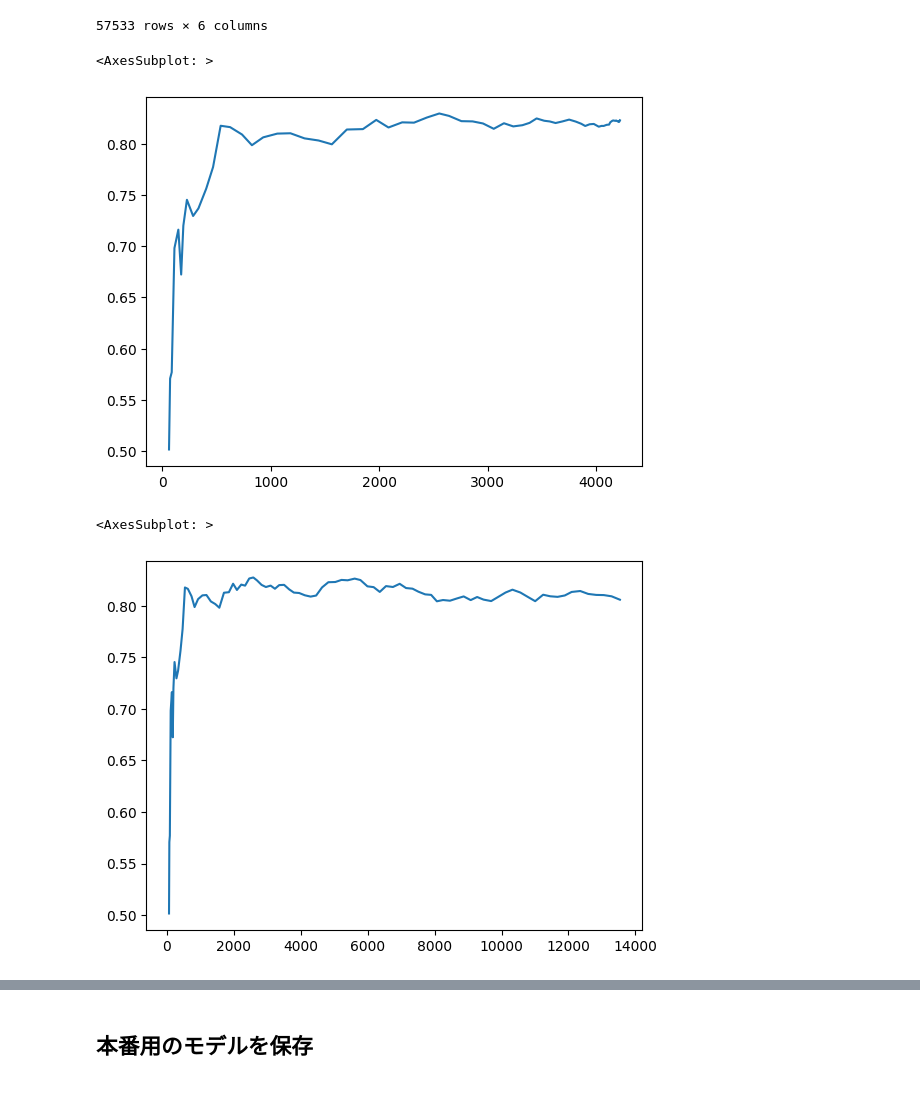
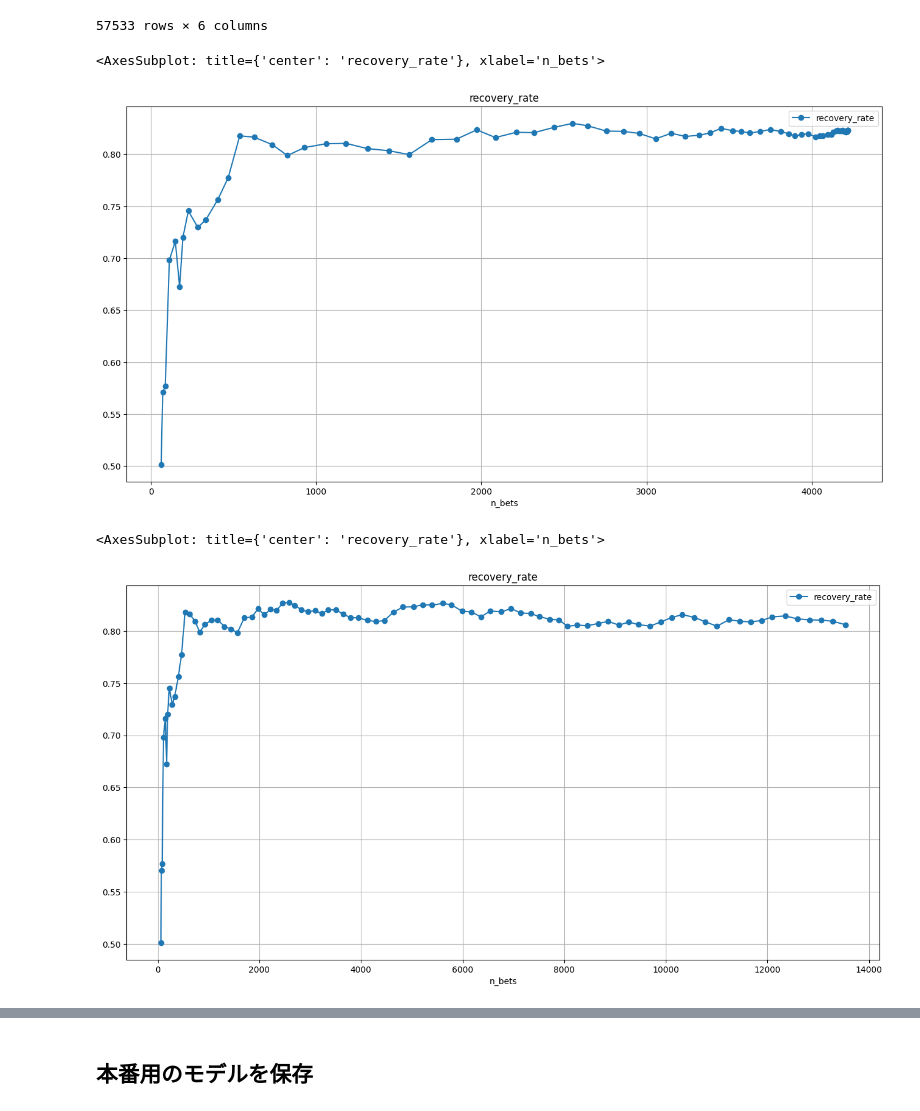
Before and after one commit to gzhhggg/keiba, a Jupyter notebook: create_model.ipynb, the cells around one changed output, grey strips where cells are left out. Drawn from its saved outputs; the diff is of its cells as text; code cells hidden in the pictures.

```diff
--- a/create_model.ipynb
+++ b/create_model.ipynb
@@ -26,9 +26,9 @@ import module.Simulation as simulation
 # %% [markdown]
 レース結果データ、馬情報データ、払い戻し情報の読み込み
 # %%
-race_resluts = pd.read_pickle("../data/original_data/race_results.pickle")
-horse_results = pd.read_pickle("../data/original_data/horse_results.pickle")
-return_table = pd.read_pickle("../data/original_data/return_tables.pickle")
+race_resluts = pd.read_pickle("data/race_results.pickle")
+horse_results = pd.read_pickle("data/horse_results.pickle")
+return_table = pd.read_pickle("data/return_tables.pickle")
 # %% [markdown]
 レース結果データ、馬情報データの前処理をする
 # %%
@@ -277,14 +277,24 @@ pred_table
 # %%
 # 同レースで期待値が1番高い馬にかけた時の期待値(単勝)
 gain = simulation.same_race_return_bets(pred_table)
-gain.plot()
+df_gain = pd.DataFrame(gain)
+df_gain = df_gain.reset_index()
+df_gain.columns = ["n_bets","recovery_rate"]
+df_gain.plot(
+  figsize=(16, 8), style=['o-'], grid=True, x="n_bets", title="recovery_rate"
+)
 # %% [output]
-<AxesSubplot: >
+<AxesSubplot: title={'center': 'recovery_rate'}, xlabel='n_bets'>
-[figure, old version]
+[figure, new version]
 # %%
 # 期待値がthreshold以上の馬にかけた時の期待値(単勝)
 gain = simulation.race_return_bets(pred_table)
-gain.plot()
+df_gain = pd.DataFrame(gain)
+df_gain = df_gain.reset_index()
+df_gain.columns = ["n_bets","recovery_rate"]
+df_gain.plot(
+  figsize=(16, 8), style=['o-'], grid=True, x="n_bets", title="recovery_rate"
+)
 # %% [output]
-<AxesSubplot: >
+<AxesSubplot: title={'center': 'recovery_rate'}, xlabel='n_bets'>
-[figure, old version]
+[figure, new version]
```
Also changed, not shown: parts of 3 cells of this notebook, 1 other file.
